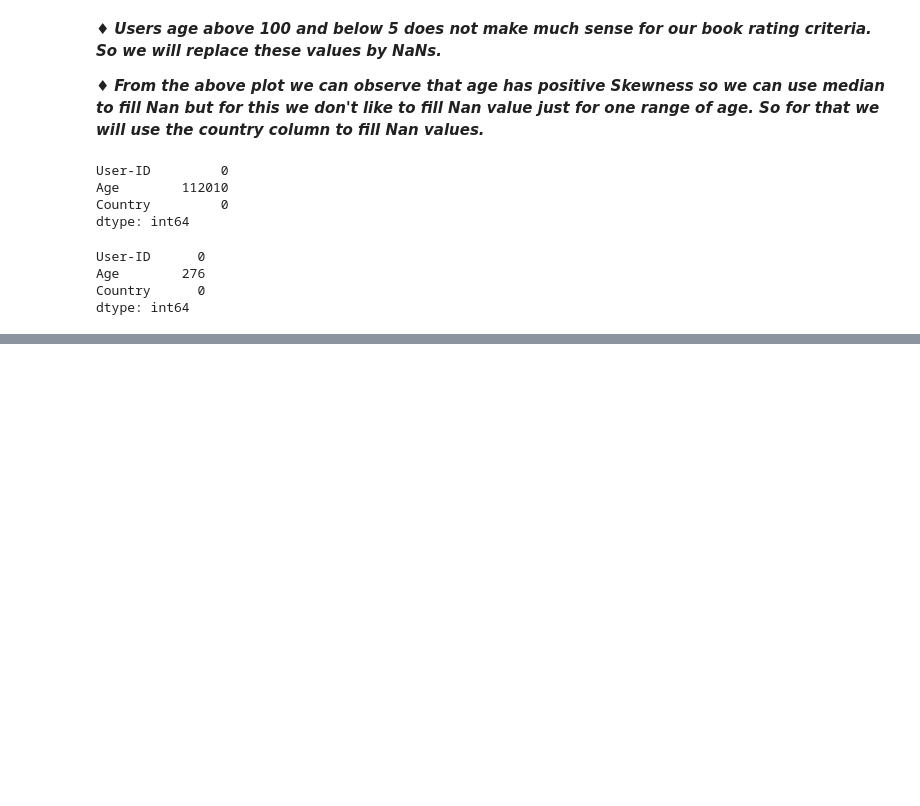
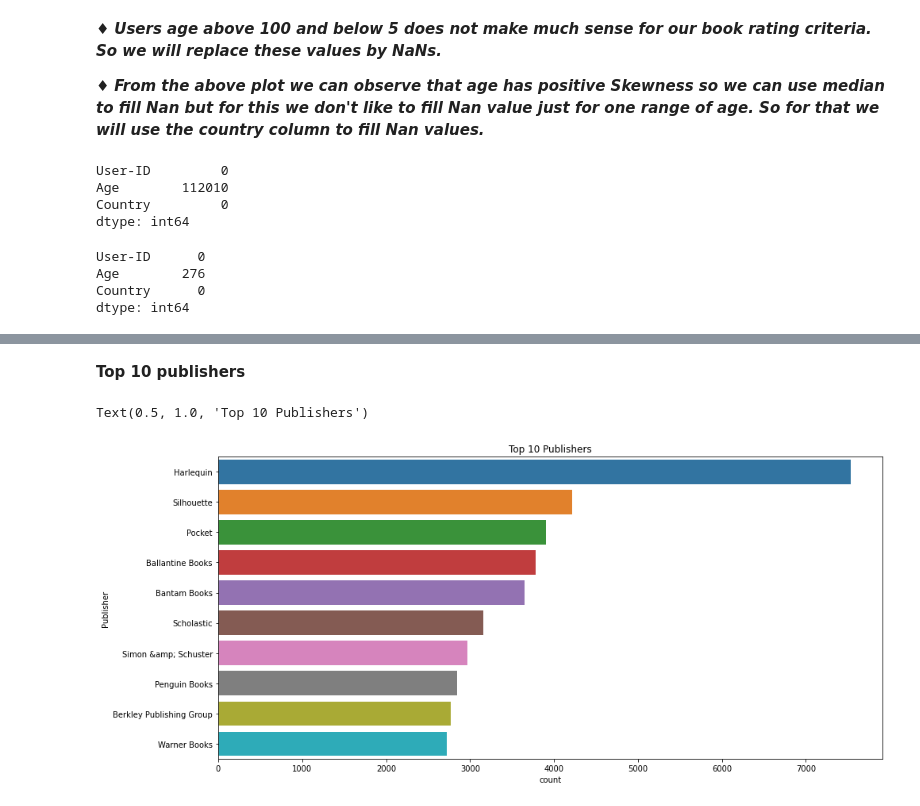
Before and after one commit to vivvvek24/Book-Recommendation-System, a Jupyter notebook: Book_Recommendation_System.ipynb, the cells around one changed output, grey strips where cells are left out. Cells and saved outputs as stored; diff of their text form; code cells hidden in the pictures; blank space fills up the shorter version.

Commit message:
EDA On Books Dataset

```diff
--- a/Book_Recommendation_System.ipynb
+++ b/Book_Recommendation_System.ipynb
@@ -263,0 +287,10 @@ dtype: int64
+# %% [markdown]
+**Top 10 publishers**
+# %%
+#plot top 10 publishers
+plt.figure(figsize=(15,7))
+sns.countplot(y='Publisher',data=books,order=pd.value_counts(books['Publisher']).iloc[:10].index)
+plt.title('Top 10 Publishers')
+# %% [output]
+Text(0.5, 1.0, 'Top 10 Publishers')
+[figure, added]
```
Also changed, not shown: parts of 10 cells of this notebook.
